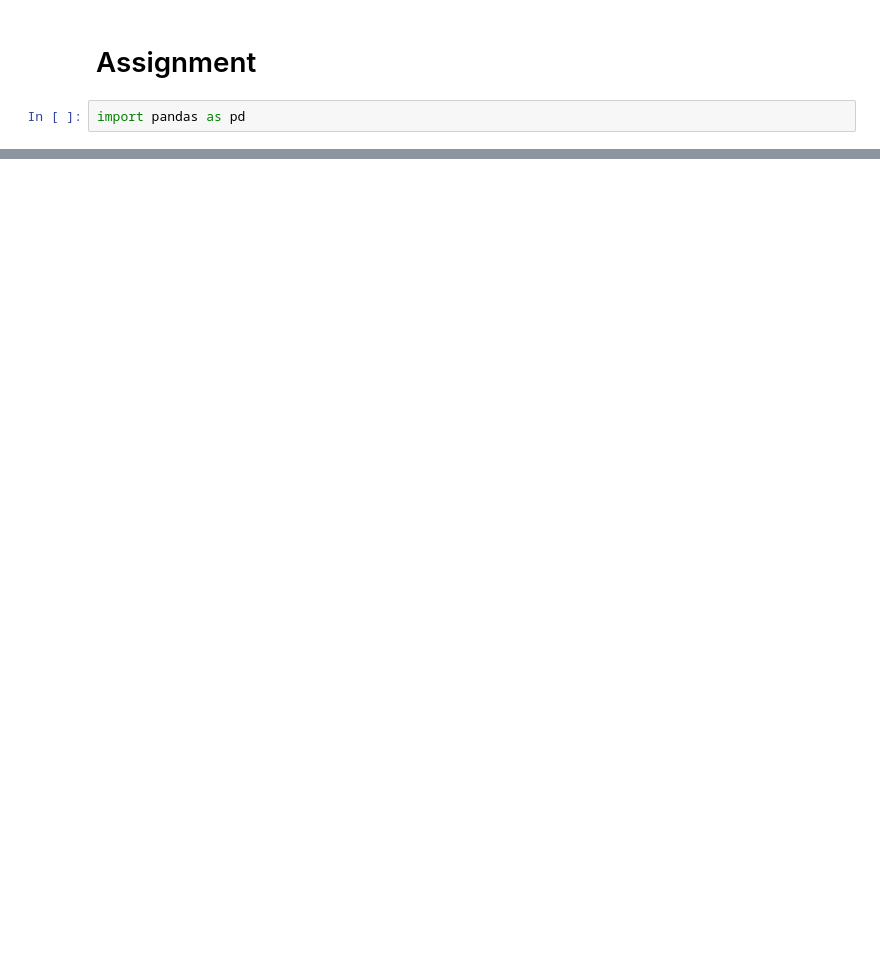
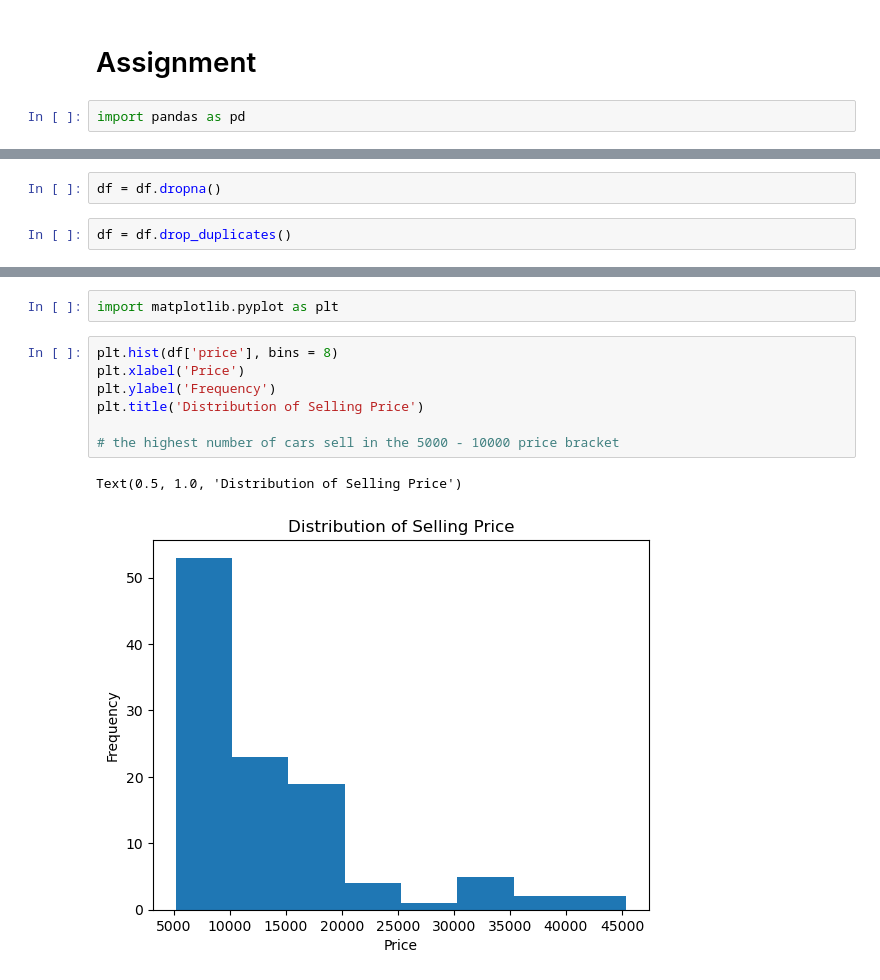
Before and after one commit to meghnarana31/BAA_Academic_Assignments, a Jupyter notebook: Class 02 - Assignment .ipynb, the cells around one changed output, grey strips where cells are left out. Drawn from its saved outputs; the diff is of its cells as text; blank space fills up the shorter version.

```diff
--- a/Class 02 - Assignment .ipynb
+++ b/Class 02 - Assignment .ipynb
@@ -23,0 +50,4 @@ Find me something meaningful that will help me as a business owner.
+# %%
+df = df.dropna()
+# %%
+df = df.drop_duplicates()
@@ -23,0 +91,12 @@ Find me something meaningful that will help me as a business owner.
+# %%
+import matplotlib.pyplot as plt
+# %%
+plt.hist(df['price'], bins = 8)
+plt.xlabel('Price')
+plt.ylabel('Frequency')
+plt.title('Distribution of Selling Price')
+
+# the highest number of cars sell in the 5000 - 10000 price bracket
+# %% [output]
+Text(0.5, 1.0, 'Distribution of Selling Price')
+[figure, added]
```
Also changed, not shown: parts of 12 cells of this notebook.
